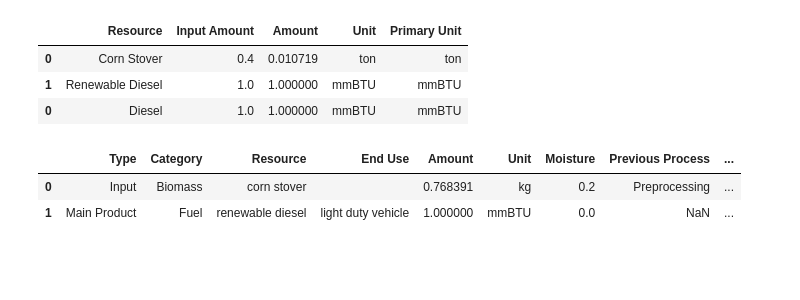
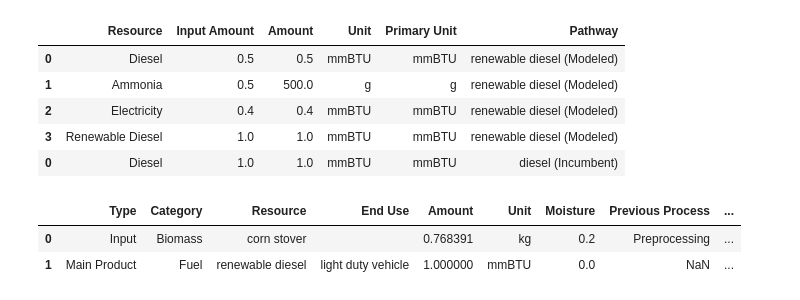
Before and after one commit to olw0905/Interactive-SCSA_Dash, a Jupyter notebook: Untitled.ipynb, the cells around one changed output. Drawn from its saved outputs; the diff is of its cells as text; code cells hidden in the pictures; blank space fills up the shorter version.

```diff
--- a/Untitled.ipynb
+++ b/Untitled.ipynb
@@ -37,10 +40,12 @@ overall_lci
 # %%
-calc(overall_lci)[['Resource', 'Input Amount', 'Amount', 'Unit', 'Primary Unit']]
+calc(overall_lci)[['Resource', 'Input Amount', 'Amount', 'Unit', 'Primary Unit', 'Pathway']]
 # %% [output]
-|  | Resource | Input Amount | Amount | Unit | Primary Unit |
-| 0 | Corn Stover | 0.4 | 0.010719 | ton | ton |
-| 1 | Renewable Diesel | 1.0 | 1.000000 | mmBTU | mmBTU |
-| 0 | Diesel | 1.0 | 1.000000 | mmBTU | mmBTU |
+|  | Resource | Input Amount | Amount | Unit | Primary Unit | Pathway |
+| 0 | Diesel | 0.5 | 0.5 | mmBTU | mmBTU | renewable diesel (Modeled) |
+| 1 | Ammonia | 0.5 | 500.0 | g | g | renewable diesel (Modeled) |
+| 2 | Electricity | 0.4 | 0.4 | mmBTU | mmBTU | renewable diesel (Modeled) |
+| 3 | Renewable Diesel | 1.0 | 1.0 | mmBTU | mmBTU | renewable diesel (Modeled) |
+| 0 | Diesel | 1.0 | 1.0 | mmBTU | mmBTU | diesel (Incumbent) |
 # %%
 tab = "GHG"
 # lci_mapping, coproduct_mapping, final_process_mapping = read_data("2021 Biochem SOT via BDO_working.xlsm")
```
Also changed, not shown: parts of 2 cells of this notebook, 2 other files.
